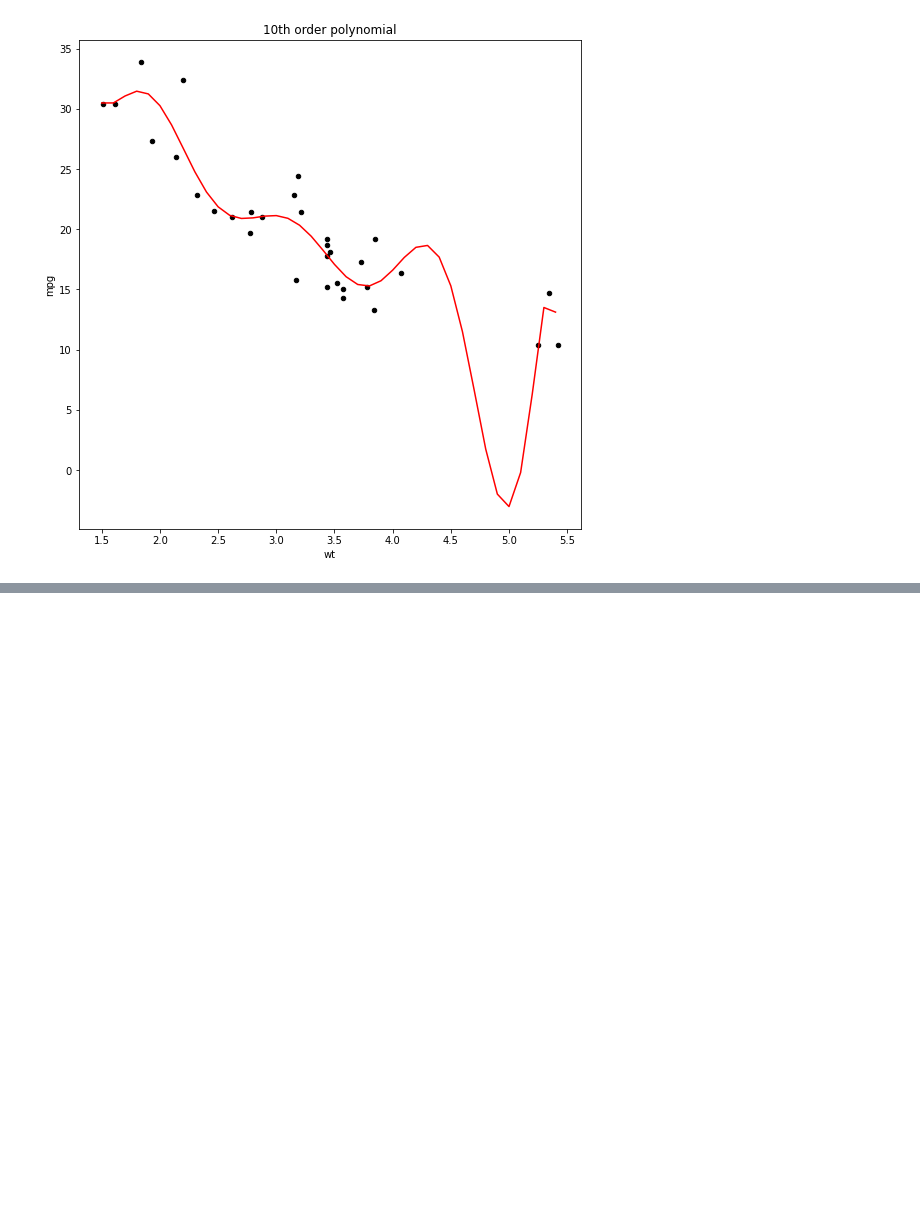
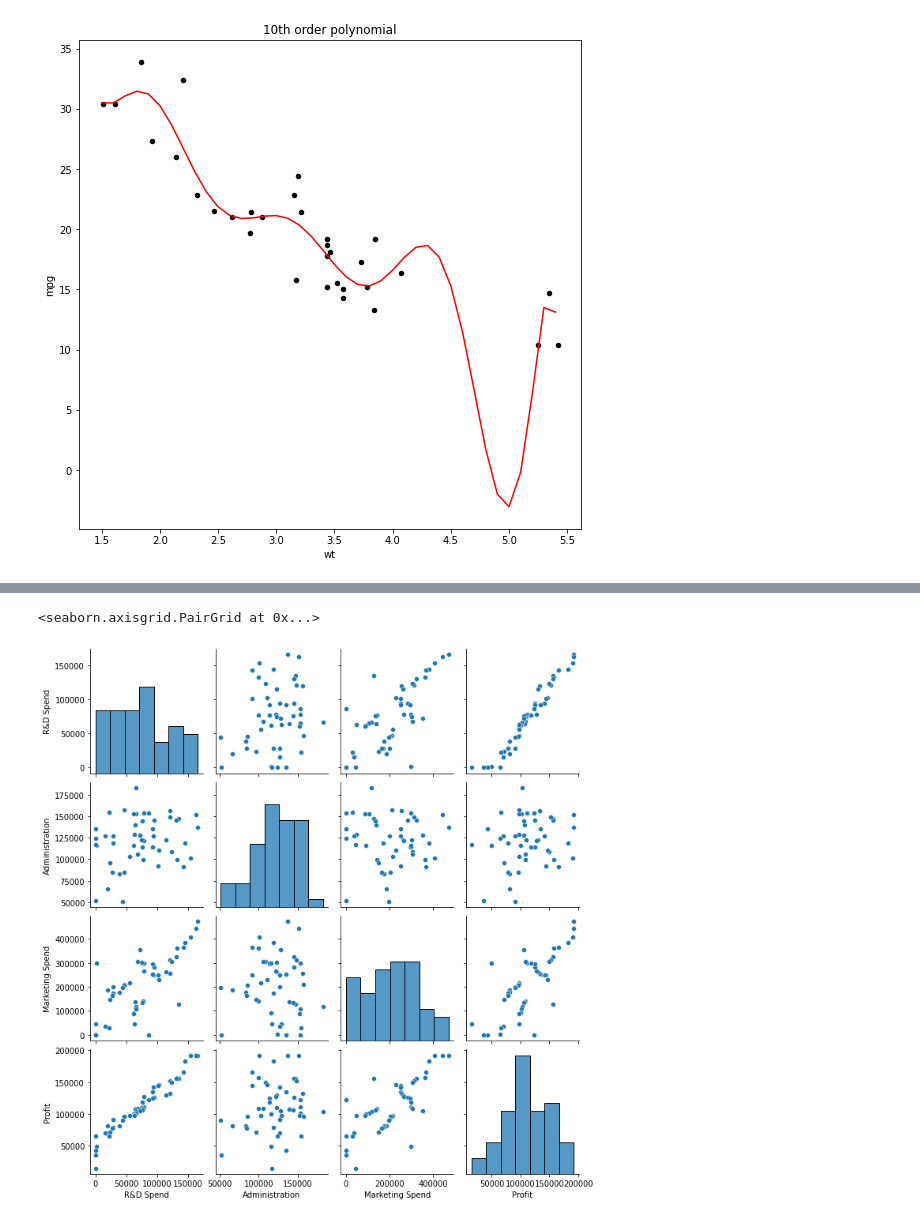
Before and after one commit to DannyNguyen24-Vietnam/Artificial-Intelligence-Course---HCMUTE---Machine-Learning---Week06, a Jupyter notebook: ARIN_Course_Week06.ipynb, the cells around one changed output, grey strips where cells are left out. Saved outputs shown, nothing was run; the diff lists cells and outputs as text; code cells hidden in the pictures; blank space fills up the shorter version.

```diff
--- a/ARIN_Course_Week06.ipynb
+++ b/ARIN_Course_Week06.ipynb
@@ -259,3 +261,7 @@ Text(0.5, 1.0, '10th order polynomial')
 # %%
 # Import libraries
 import seaborn as sns
+# %%
+# Read data from path
+file_path3 = '/content/50_Startups.csv'
+dataframe3 = pd.read_csv(file_path3)
@@ -261,0 +284,6 @@ import seaborn as sns
+# %%
+# Plot with Seaborn
+sns.pairplot(dataframe3)
+# %% [output]
+<seaborn.axisgrid.PairGrid at 0x...>
+[figure, added]
```
Also changed, not shown: parts of 24 cells of this notebook.
